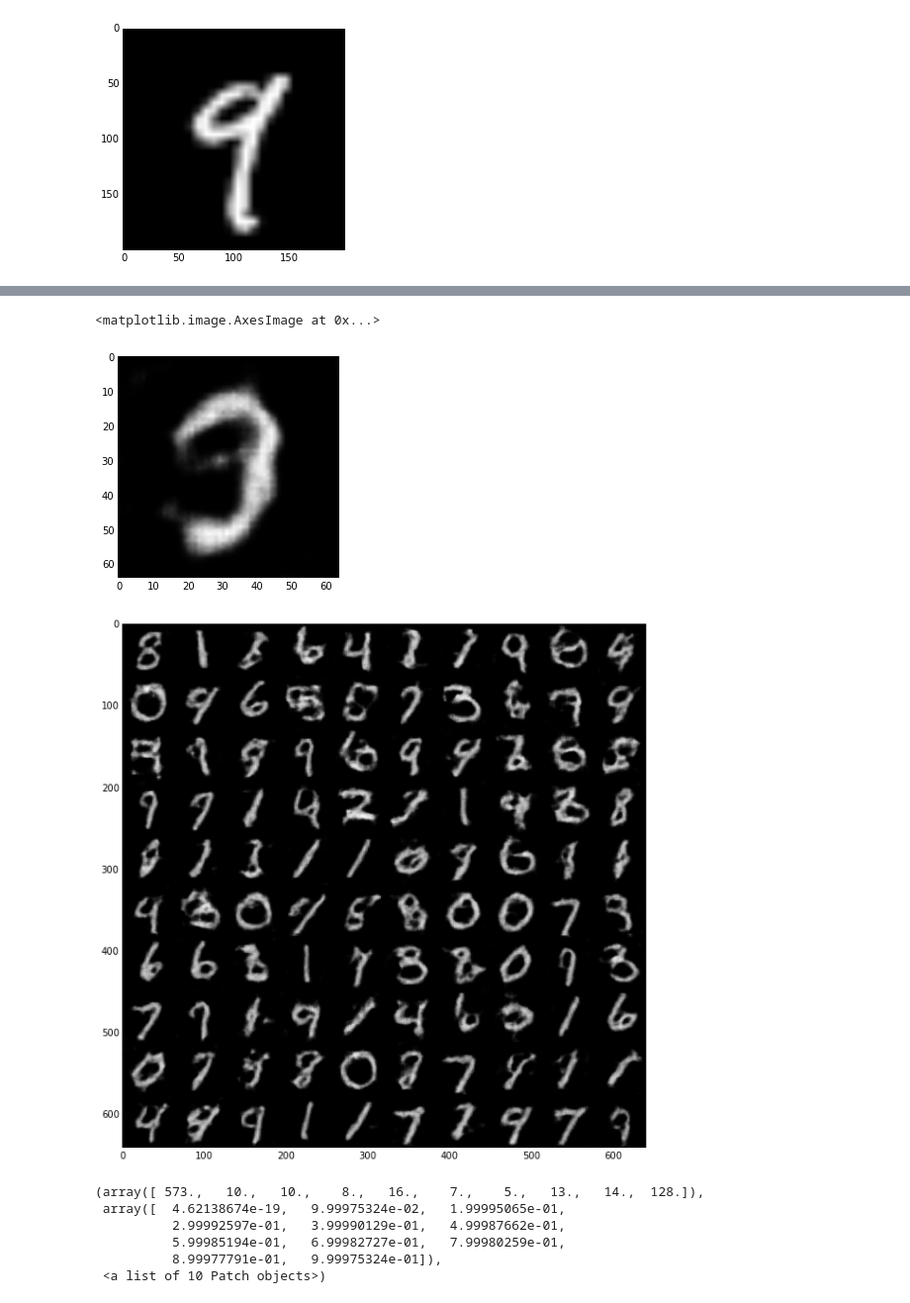
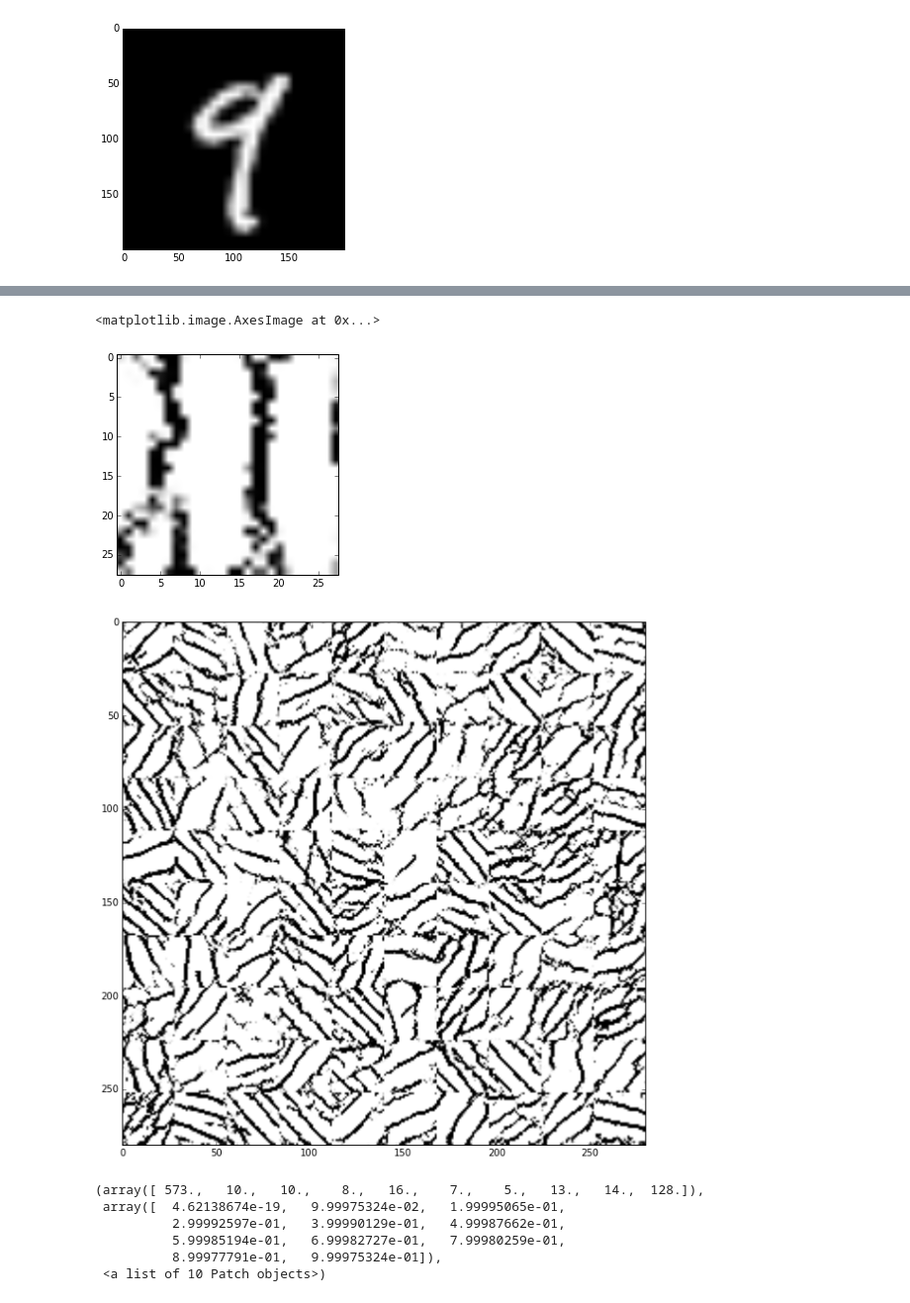
Before and after one commit to Ruijin1988/Material-Design-GAN-Autoencoder-theano, a Jupyter notebook: theano based/theano-GAN-easyversion.ipynb, the cells around one changed output, grey strips where cells are left out. Shown: that part at 99% size. Drawn from its saved outputs; the diff is of its cells as text; code cells hidden in the pictures.

```diff
--- a/theano based/theano-GAN-easyversion.ipynb
+++ b/theano based/theano-GAN-easyversion.ipynb
@@ -183,7 +200,11 @@ from lib.metrics import nnc_score, nnd_score
 trX, vaX, teX, trY, vaY, teY = mnist_with_valid_set()
 
 #trX=data2
-trX = data2[0:1000]
+#trX = trX_test
+#import scipy.io as sio
+#WB=sio.loadmat('WB_test28_GAN.mat')['WB_test28_GAN']
+
+trX=WB
 vaX = floatX(vaX[0:1000])/255.
 
 k = 1             # # of discrim updates for each gen update
@@ -191,8 +212,8 @@ l2 = 2.5e-5       # l2 weight decay
 b1 = 0.5          # momentum term of adam
 nc = 1            # # of channels in image
 ny = 10           # # of classes
-nbatch = 100      # # of examples in batch
-npx = 64          # # of pixels width/height of images
+nbatch = 700      # # of examples in batch
+npx = 28          # # of pixels width/height of images
 nz = 100          # # of dim for Z
 ngfc = 1024       # # of gen units for fully connected layers
 ndfc = 1024       # # of discrim units for fully connected layers
@@ -205,7 +226,7 @@ lr = 0.0002       # initial learning rate for adam
 ntrain, nval, ntest = len(trX), len(vaX), len(teX)
 
 def transform(X):
-    return (floatX(X)/255.).reshape(-1, nc, npx, npx)
+    return (floatX(X)/1.).reshape(-1, nc, npx, npx)
 
 def inverse_transform(X):
     X = X.reshape(-1, npx, npx)
@@ -226,9 +247,9 @@ gw  = gifn((nz, ngfc), 'gw')
 gg = gain_ifn((ngfc), 'gg')
 gb = bias_ifn((ngfc), 'gb')
 
-gw2 = gifn((ngfc, ngf*2*16*16), 'gw2')
-gg2 = gain_ifn((ngf*2*16*16), 'gg2')
-gb2 = bias_ifn((ngf*2*16*16), 'gb2')
+gw2 = gifn((ngfc, ngf*2*7*7), 'gw2')
+gg2 = gain_ifn((ngf*2*7*7), 'gg2')
+gb2 = bias_ifn((ngf*2*7*7), 'gb2')
 
 gw3 = gifn((ngf*2, ngf, 5, 5), 'gw3')
 gg3 = gain_ifn((ngf), 'gg3')
@@ -248,7 +269,7 @@ dw2 = difn((ndf*2, ndf, 5, 5), 'dw2')
 dg2 = gain_ifn((ndf*2), 'dg2')
 db2 = bias_ifn((ndf*2), 'db2')
 
-dw3 = difn((ndf*2*16*16, ndfc), 'dw3')
+dw3 = difn((ndf*2*7*7, ndfc), 'dw3')
 dg3 = gain_ifn((ndfc), 'dg3')
 db3 = bias_ifn((ndfc), 'db3')
 
@@ -260,7 +281,7 @@ discrim_params = [dw,dw2,dg2,db2, dw3,dg3,db3, dwy]
 def gen(Z, w, gg, gb, w2, gg2, gb2, w3, gg3, gb3, wx):
     h = relu(batchnorm(T.dot(Z, w),g=gg,b=gb))
     h2 = relu(batchnorm(T.dot(h, w2),g=gg2,b=gb2))
-    h2 = h2.reshape((h2.shape[0], ngf*2, 16, 16))
+    h2 = h2.reshape((h2.shape[0], ngf*2, 7, 7))
     h3 = relu(batchnorm(deconv(h2, w3, subsample=(2, 2), border_mode=(2, 2)),g=gg3,b=gb3))
     #h4 = relu(batchnorm(deconv(h3, w4, subsample=(2, 2), border_mode=(2, 2)),g=gg4,b=gb4))
     x = sigmoid(deconv(h3, wx, subsample=(2, 2), border_mode=(2, 2)))
@@ -396,32 +407,33 @@ print g_cost, d_cost
 # %%
+%matplotlib inline
 sample_zmb = floatX(np_rng.uniform(-1., 1., size=(100, nz)))
 samples = np.asarray(_gen(sample_zmb))
-plt.imshow(samples[0].reshape(64,64),'gray')
+plt.imshow(samples[0].reshape(28,28),'gray')
 # %% [output]
 <matplotlib.image.AxesImage at 0x...>
-[figure, old version]
+[figure, new version]
 # %%
 n = 10  # figure with 15x15 digits
-digit_size = 64
+digit_size = 28
 figure = np.zeros((digit_size * n, digit_size * n))
 # we will sample n points within [-15, 15] standard deviations
 grid_x = np.linspace(-1, 1, n)
 grid_y = np.linspace(-1, 1, n)
 
 for i, yi in enumerate(grid_x):
     for j, xi in enumerate(grid_y):
         z_sample = np_rng.uniform(-1., 1., size=(100, nz))
         z_sample=z_sample.astype(np.float32)
         x_decoded = _gen(z_sample)[0]
         digit = x_decoded.reshape(digit_size, digit_size)
         figure[i * digit_size: (i + 1) * digit_size,
                j * digit_size: (j + 1) * digit_size] = digit
 
 plt.figure(figsize=(10, 10))
 plt.imshow(figure,'gray')
 plt.show()
 # %% [output]
-[figure, old version]
+[figure, new version]
 # %%
 plt.hist(x_decoded.reshape(-1))
 # %% [output]
```
Also changed, not shown: parts of 9 cells of this notebook, 9 other files.
